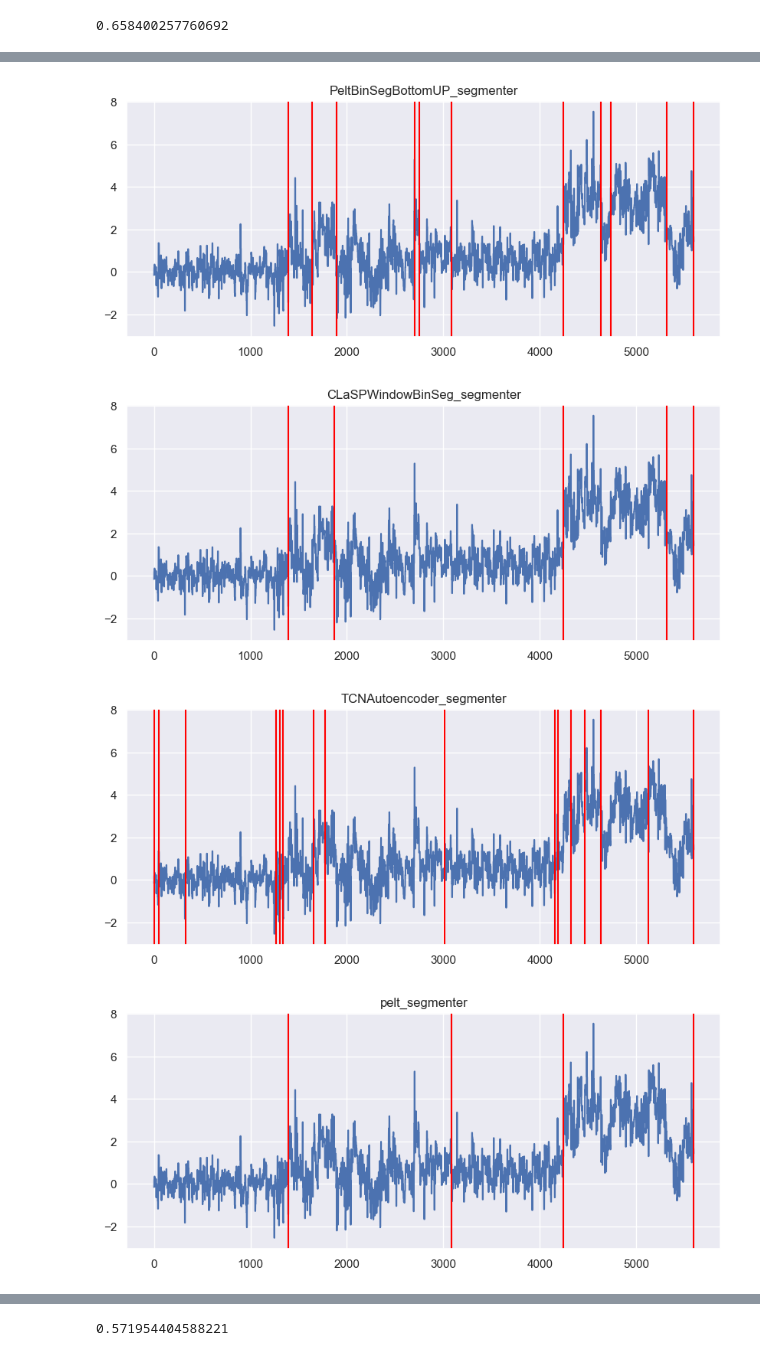
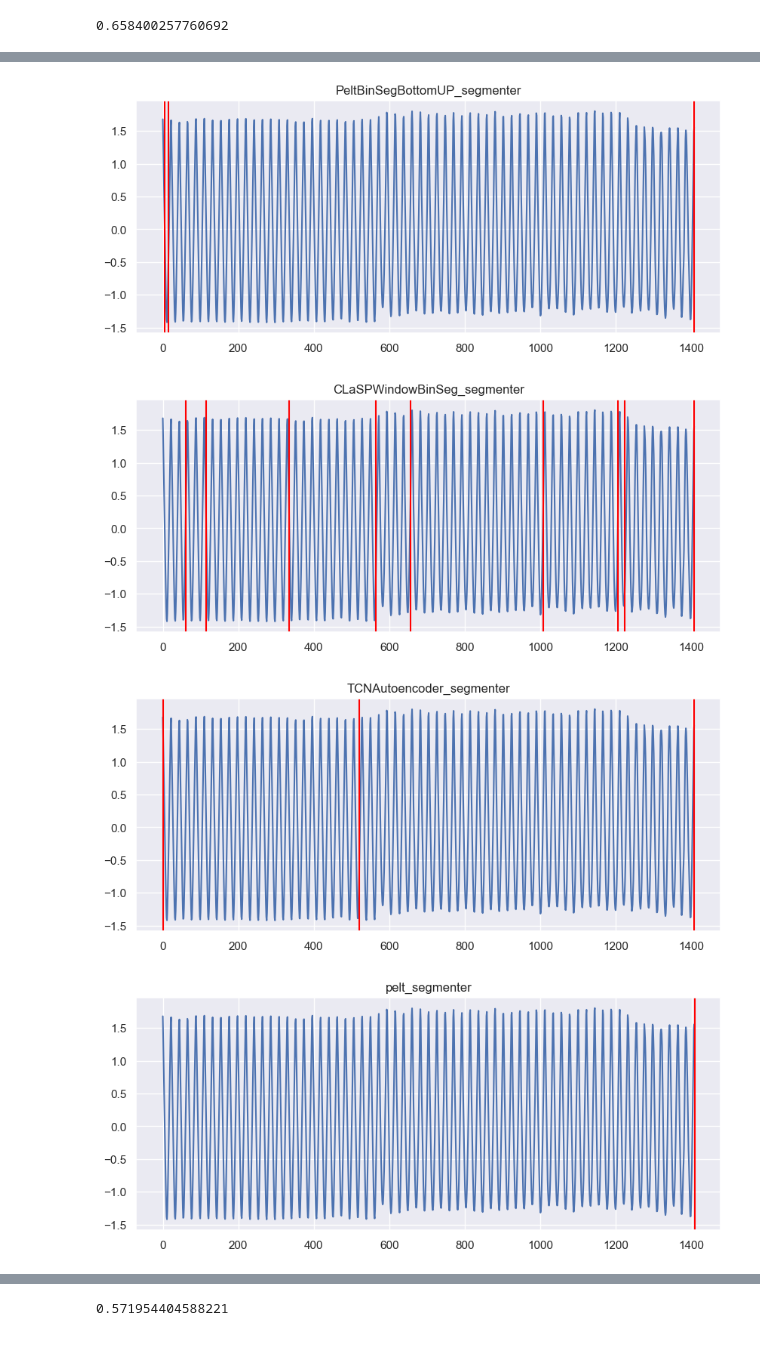
Before and after one commit to czotterbenedek/time-series-ensemble-segmentation, a Jupyter notebook: onlab_tfb4fy.ipynb, the cells around one changed output, grey strips where cells are left out. Saved outputs shown, nothing was run; the diff lists cells and outputs as text; code cells hidden in the pictures.

```diff
--- a/onlab_tfb4fy.ipynb
+++ b/onlab_tfb4fy.ipynb
@@ -695,8 +698,8 @@ algos = [CLaSP_segmenter, PeltBinSegBottomUP_segmenter, CLaSPWindowBinSeg_segmen
 algo_names = ["CLaSP_segmenter", "PeltBinSegBottomUP_segmenter", "CLaSPWindowBinSeg_segmenter", "TCNAutoencoder_segmenter", "pelt_segmenter", "binseg_segmenter", "bottomup_segmenter", "window_segmenter"]
 #ts = ecg_dataset.iloc[20, :-1].values
 #ts = np.array(microsoft_stocks_dataset['Open'])
-#ts = tssb.loc[0, 'time_series']
-ts = has_for_tcnautoencoder.loc[10, 'time_series']
+ts = tssb.loc[0, 'time_series']
+#ts = has_for_tcnautoencoder.loc[10, 'time_series']
 
 for algo, algo_name in zip(algos, algo_names):
     cps = algo(ts)
@@ -706,4 +709,4 @@ for algo, algo_name in zip(algos, algo_names):
-[figure, old version]
+[figure, new version]
-[figure, old version]
+[figure, new version]
-[figure, old version]
+[figure, new version]
-[figure, old version]
+[figure, new version]
```
Also changed, not shown: parts of 19 cells of this notebook.
